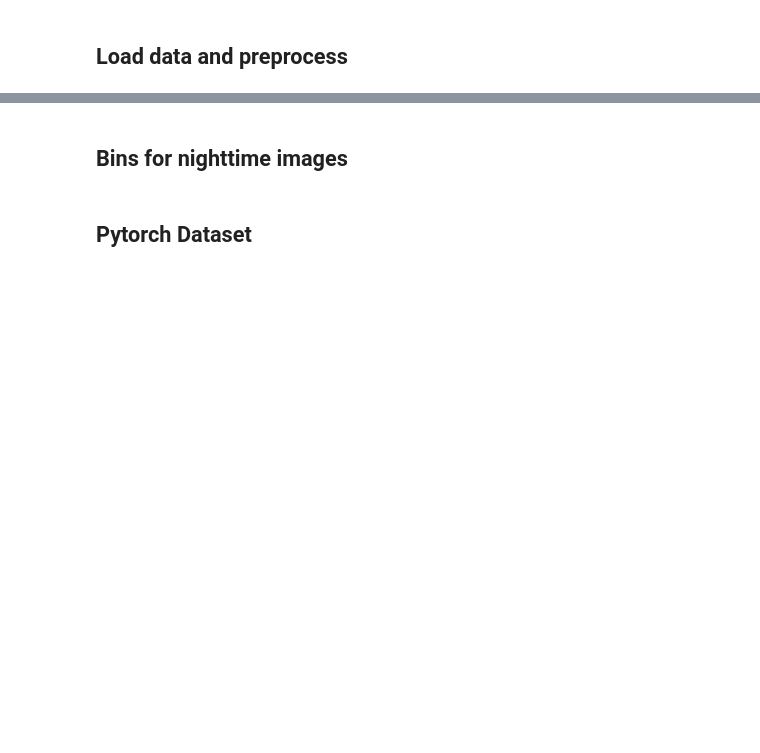
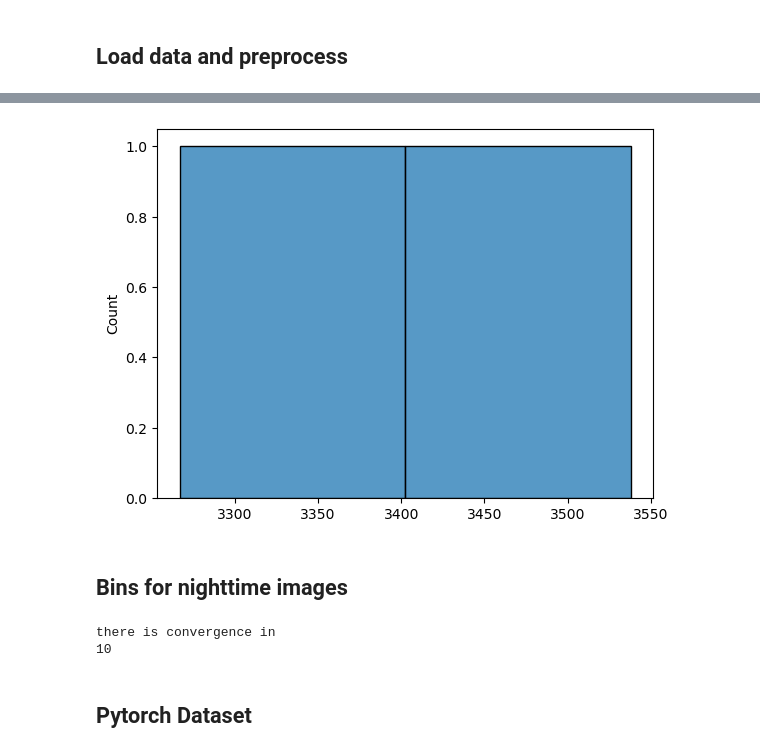
Before and after one commit to CS-433/ml-project-2-xgradingboosting, a Jupyter notebook: src/1_feature_generation/1_cnn.ipynb, the cells around one changed output, grey strips where cells are left out. Cells and saved outputs as stored; diff of their text form; code cells hidden in the pictures; blank space fills up the shorter version.

```diff
--- a/src/1_feature_generation/1_cnn.ipynb
+++ b/src/1_feature_generation/1_cnn.ipynb
@@ -104,3 +115,9 @@ stds = [np.std(X[:,i,:,:]) for i in range(7)]
+# %%
+indices = cl.split_k_sets(2, lat=lat, lon=lon)
+# %%
+cl.plot_split_perf(indices)
+# %% [output]
+[figure, added]
 # %%
 preprocess = transforms.Compose([
     transforms.ToTensor(),
@@ -148,3 +162,17 @@ y_labels = nightlights_to_class(y)
+# %%
+n_components = 5
+#y_labels = nightlights_to_class(y,GMM(n_components=n_components, n_init=1, random_state=2), n_components=n_components) #0.562087
+#y_labels = nightlights_to_class(y,GMM(n_components=n_components, n_init=1, random_state=2, init_params='k-means++'), n_components=n_components) #0.549596
+#y_labels = nightlights_to_class(y,GMM(n_components=n_components, n_init=10, init_params='k-means++', random_state=2), n_components=n_components) #0.557678
+#y_labels = nightlights_to_class(y,GMM(n_components=n_components, n_init=10, random_state=2), n_components=n_components) #0.534166
+
+#y_labels = nightlights_to_class(y,GMM(n_components=n_components, n_init=1, random_state=1), n_components=n_components) #0.562454
+y_labels = nightlights_to_class(y,GMM(n_components=n_components, n_init=1, random_state=1, init_params='k-means++'), n_components=n_components) #0.566495
+#y_labels = nightlights_to_class(y,GMM(n_components=n_components, n_init=10, init_params='k-means++', random_state=1), n_components=n_components) #0.547759
+#y_labels = nightlights_to_class(y,GMM(n_components=n_components, n_init=10, random_state=1), n_components=n_components) #0.562454
+# %% [output]
+there is convergence in
+10
 # %% [markdown]
 ## Pytorch Dataset
 # %%
```
Also changed, not shown: parts of 11 cells of this notebook, 9 other files.
